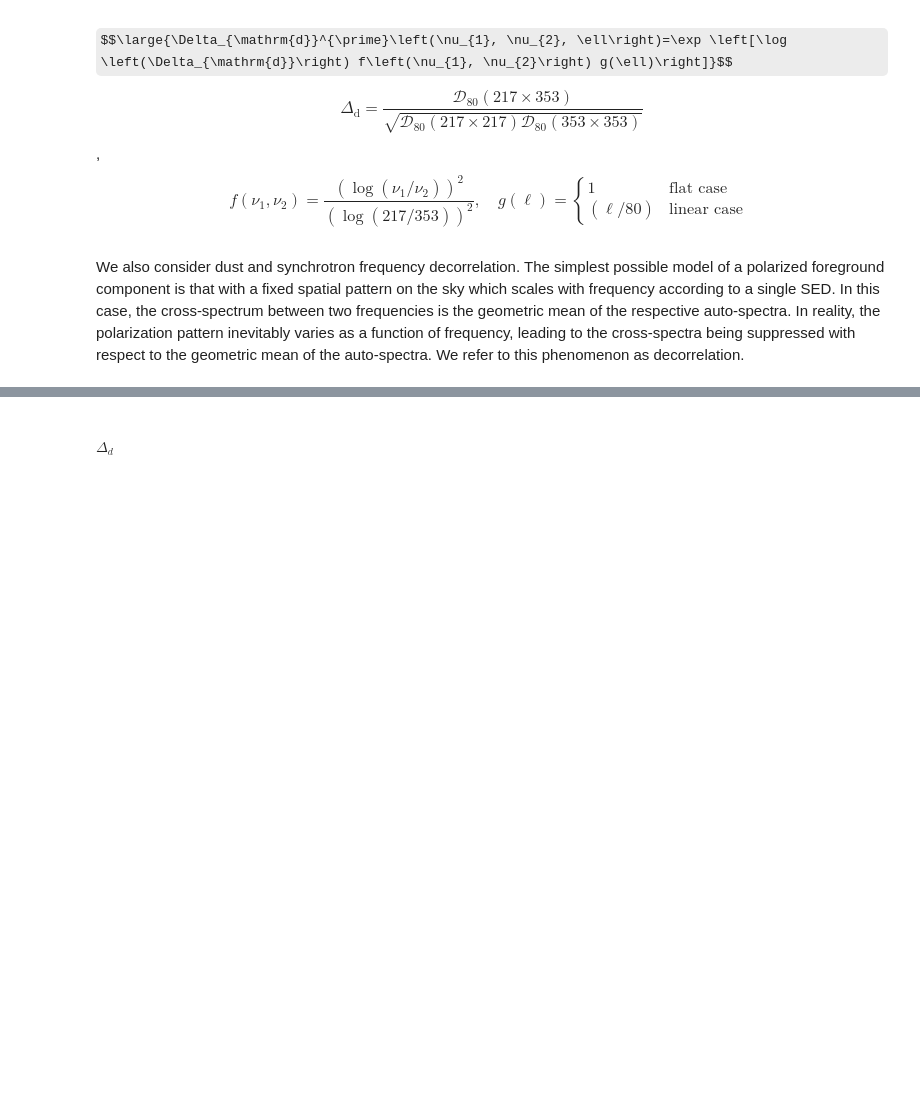
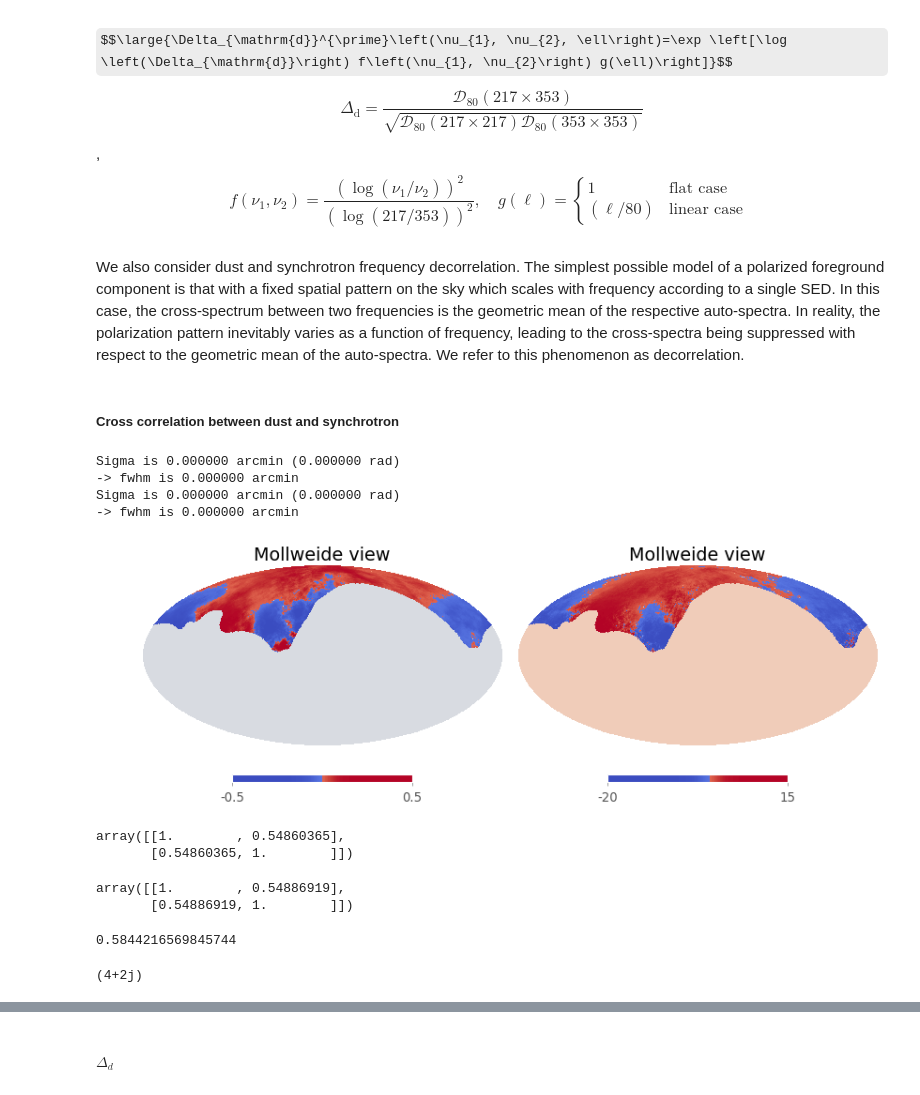
Before and after one commit to YJHelloWorld/Likelihood, a Jupyter notebook: Generate_data_needed.ipynb, the cells around one changed output, grey strips where cells are left out. Cells and saved outputs as stored; diff of their text form; code cells hidden in the pictures; some formulas as TeX source; blank space fills up the shorter version.

Commit message:
dust and synchrotron correlation

```diff
--- a/Generate_data_needed.ipynb
+++ b/Generate_data_needed.ipynb
@@ -415,3 +422,43 @@ model of a polarized foreground component is that with a fixed spatial pattern o
 which scales with frequency according to a single SED. In this case, the cross-spectrum between two frequencies is the geometric mean of the respective auto-spectra. In reality, the
 polarization pattern inevitably varies as a function of frequency, leading to the cross-spectra
 being suppressed with respect to the geometric mean of the auto-spectra. We refer to this phenomenon as decorrelation.
+# %% [markdown]
+##### Cross correlation between dust and synchrotron
+# %%
+def QUtoB(maps):
+    alms = hp.map2alm(maps)
+    Bmap = hp.alm2map(alms[2], nside = nside)
+
+    return Bmap
+# %%
+sync_B = QUtoB(s150)*ali_ma
+dust_B = QUtoB(d150)*ali_ma
+# %% [output]
+Sigma is 0.000000 arcmin (0.000000 rad)
+-> fwhm is 0.000000 arcmin
+Sigma is 0.000000 arcmin (0.000000 rad)
+-> fwhm is 0.000000 arcmin
+# %%
+plt.figure(figsize = (10, 8))
+hp.mollview(sync_B,cmap = 'coolwarm', sub = (121), min = -0.5, max = 0.5, norm = 'hist')
+hp.mollview(dust_B,cmap = 'coolwarm', sub = (122), min = -20, max = 15, norm = 'hist')
+# %% [output]
+[figure, added]
+# %%
+np.corrcoef(sync_B[ali_ma == 1], dust_B[ali_ma == 1])
+# %% [output]
+array([[1.        , 0.54860365],
+       [0.54860365, 1.        ]])
+# %%
+np.corrcoef(sync_B, dust_B)
+# %% [output]
+array([[1.        , 0.54886919],
+       [0.54886919, 1.        ]])
+# %%
+np.dot((sync_B - np.mean(sync_B)), dust_B - np.mean(dust_B))/(np.std(sync_B)*np.std(dust_B))/len(sync_B)
+# %% [output]
+0.5844216569845744
+# %%
+(1+3j)*np.conjugate(1+1j)
+# %% [output]
+(4+2j)
```
Also changed, not shown: parts of 16 cells of this notebook, 2 other files.
